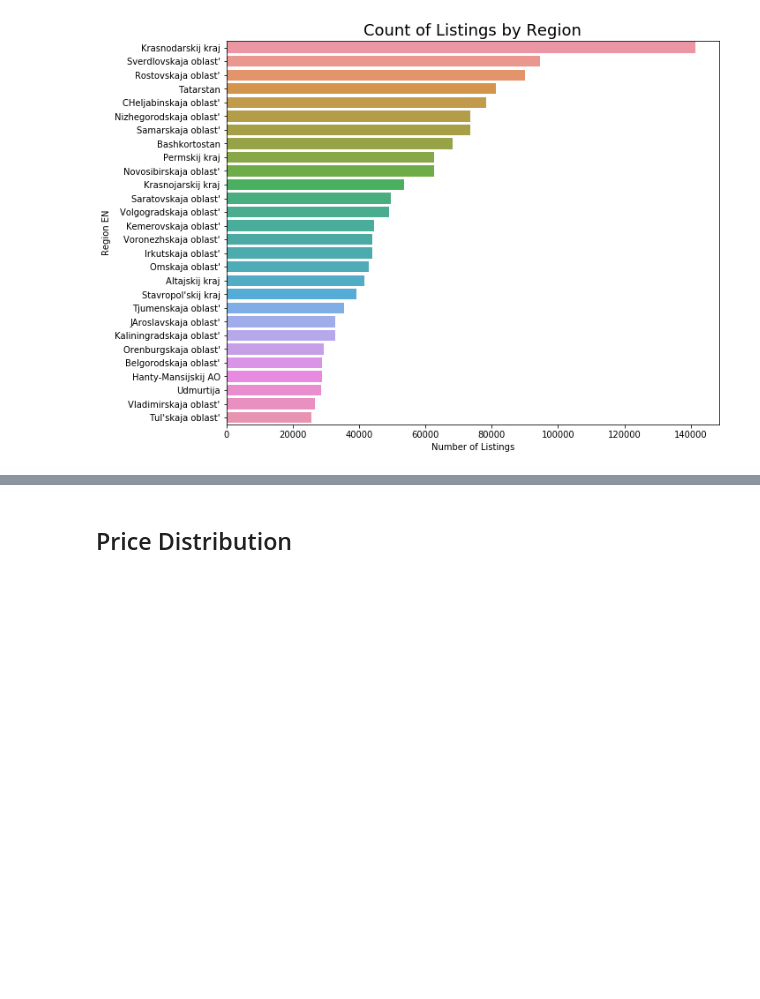
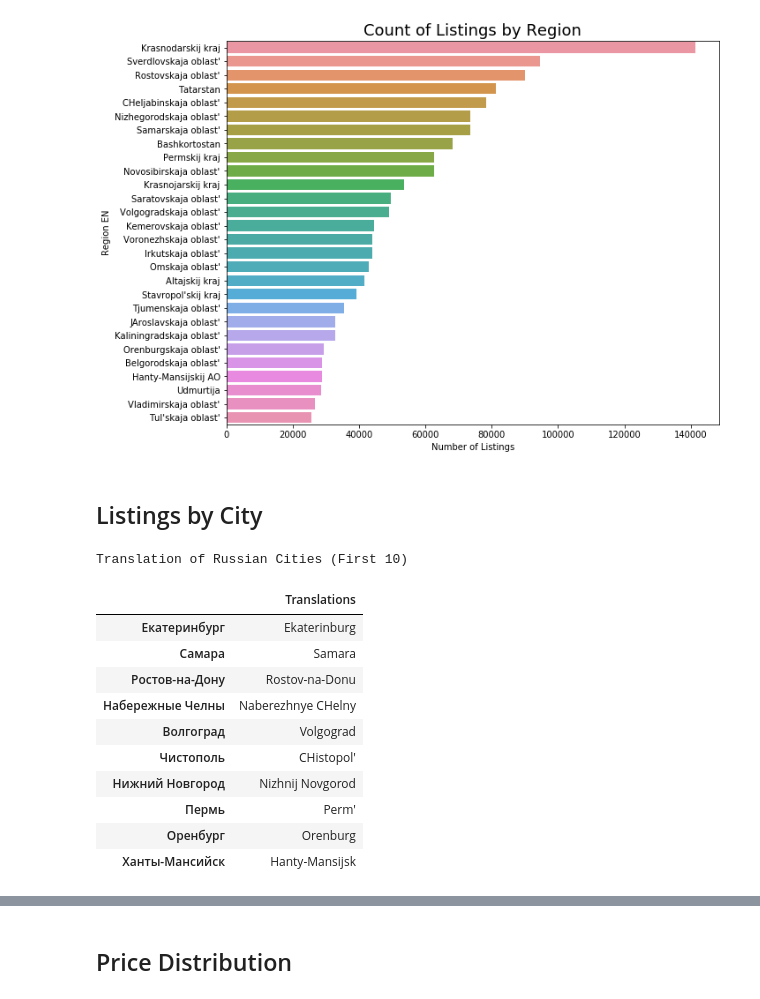
Before and after one commit to MiguelNiblock/Deep-NLP_Predicting-Ad-Demand, a Jupyter notebook: Proposal and EDA.ipynb, the cells around one changed output, grey strips where cells are left out. Drawn from its saved outputs; the diff is of its cells as text; code cells hidden in the pictures; blank space fills up the shorter version.

```diff
--- a/Proposal and EDA.ipynb
+++ b/Proposal and EDA.ipynb
@@ -145,3 +167,39 @@ plt.xlabel('Number of Listings')
 plt.show()
 # %% [output]
 [figure]
+# %% [markdown]
+## Listings by City
+# %%
+# Get unique cities in cyrilic
+cyrilic_cits = train.city.unique().tolist()
+# Get unique translations
+latin_cits = [cyrtranslit.to_latin(cit,'ru') for cit in cyrilic_cits]
+
+# Put regions in a dictionary
+cit_dict = {}
+for cyr, lat in zip(cyrilic_cits,latin_cits):
+    cit_dict[cyr]=lat
+
+# Create a translated list of each region in the dataset
+en_list = []
+for cit in train.city:
+    en_list.append(cit_dict[cit])
+
+# Add english list as column
+train['city_en'] = en_list
+
+print('Translation of Russian Cities (First 10)')
+pd.DataFrame(latin_cits[:10],index=cyrilic_cits[:10],columns=['Translations'])
+# %% [output]
+Translation of Russian Cities (First 10)
+|  | Translations |
+| Екатеринбург | Ekaterinburg |
+| Самара | Samara |
+| Ростов-на-Дону | Rostov-na-Donu |
+| Набережные Челны | Naberezhnye CHelny |
+| Волгоград | Volgograd |
+| Чистополь | CHistopol' |
+| Нижний Новгород | Nizhnij Novgorod |
+| Пермь | Perm' |
+| Оренбург | Orenburg |
+| Ханты-Мансийск | Hanty-Mansijsk |
```
Also changed, not shown: parts of 7 cells of this notebook.
